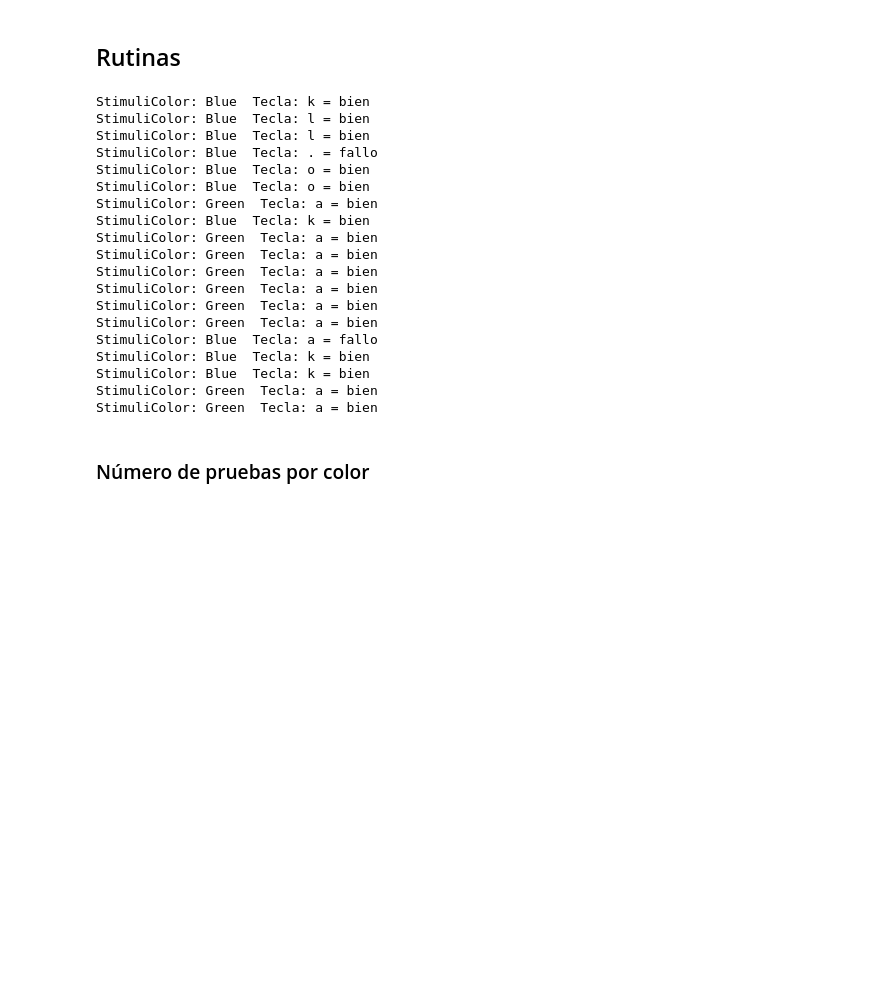
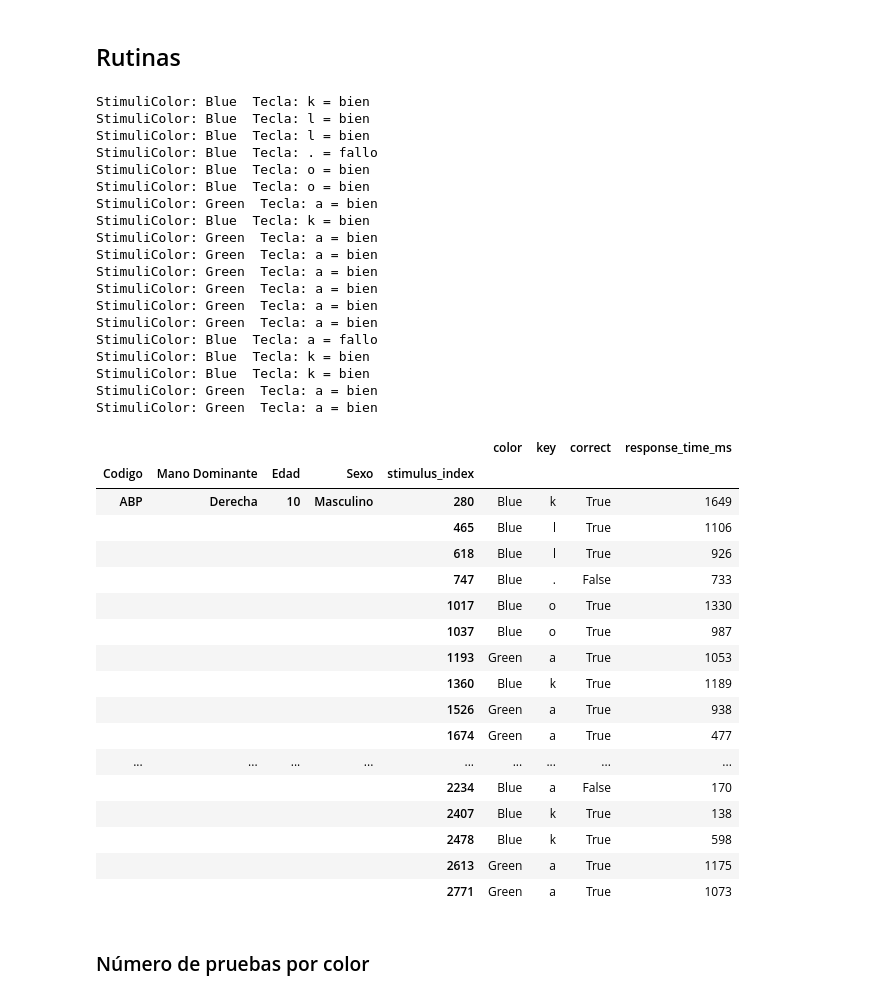
Before and after one commit to abarrio12/eogtouch, a Jupyter notebook: notebooks/02 - Right Keypress.ipynb, the cells around one changed output. Drawn from its saved outputs; the diff is of its cells as text; code cells hidden in the pictures; blank space fills up the shorter version.

```diff
--- a/notebooks/02 - Right Keypress.ipynb
+++ b/notebooks/02 - Right Keypress.ipynb
@@ -12,7 +12,7 @@ if module_path not in sys.path:
 ## Rutinas
 # %%
 import pandas as pd
-from os.path import expanduser, join, getmtime, isfile
+from os.path import expanduser, join, getmtime, isfile, basename
 from glob import glob
 
 import matplotlib.pyplot as plt
@@ -27,10 +27,15 @@ plt.rcParams["figure.figsize"] = (20,6)
 
 df = pd.read_parquet("/Users/Ana/eog-game-touch/eog-game-touch/ABP_20250813_092519.parquet")
 
+# Extraer código del participante del nombre del archivo
+archivo_actual = "/Users/Ana/eog-game-touch/eog-game-touch/ABP_20250813_092519.parquet"
+codigo_participante = basename(archivo_actual).split('_')[0]  # Extrae 'ABP'
+
+
 # Detectar si hay cambio de color del estímulo entre filas consecutivas
 df['stimulus_change'] = df['stimuli_color'].diff().abs() > 0
 
-resultados = []
+results = []
 
 # Solo itero las filas donde hubo un cambio de color del estímulo
 for idx, row in df[df['stimulus_change']].iterrows():
@@ -60,7 +65,7 @@ for idx, row in df[df['stimulus_change']].iterrows():
         print(f"StimuliColor: {color_enum.name}  Tecla: {key_name} = {result}")
         response_time = key_row["timestamp"].values[0] - stimulus_time
 
-        resultados.append({
+        results.append({
             "stimulus_index": idx,
             "color": color_enum.name,
             "key": key_name,
@@ -71,35 +76,68 @@ for idx, row in df[df['stimulus_change']].iterrows():
     else:
         print(f"No se presionó ninguna tecla. Fila: {idx}")
         color_enum = StimuliColor.from_int_value(stimulus_color)
-        resultados.append({
+        results.append({
             "stimulus_index": idx,
             "color": color_enum.name,
             "key": None,
             "correct": False,
             "response_time_ms": None
         })
 
-    df_resultados = pd.DataFrame(resultados)
+    df_results = pd.DataFrame(results)
+
+    # AÑADIENDO MANO DOMINANTE, EDAD Y SEXO DE CSV EXTERNO RESULTADOS DE LA PRUEBA
+
+    df_results['Codigo'] = codigo_participante
+
+# Cargar dominancia y hacer merge
+dominance_df = pd.read_csv(r'C:\Users\Ana\Documents\Ing Salud\TFG\codigo\Resultados_Roberto_Raton.csv')
+dominance_df = dominance_df.rename(columns={'Código': 'Codigo'})
+data_with_dominance = pd.merge(df_results, dominance_df, on='Codigo', how='left')
+data_with_dominance = data_with_dominance.drop(columns=['Sujeto', 'Archivo', 'Equipo', 'Fecha'])
+# Después del merge, configurar el DataFrame para mostrar mejor
+trial_data = data_with_dominance.set_index(['Codigo', 'Mano Dominante', 'Edad', 'Sexo', 'stimulus_index'])
+
+
+trial_data
 # %% [output]
 StimuliColor: Blue  Tecla: k = bien
 StimuliColor: Blue  Tecla: l = bien
 StimuliColor: Blue  Tecla: l = bien
 StimuliColor: Blue  Tecla: . = fallo
 StimuliColor: Blue  Tecla: o = bien
 StimuliColor: Blue  Tecla: o = bien
 StimuliColor: Green  Tecla: a = bien
 StimuliColor: Blue  Tecla: k = bien
 StimuliColor: Green  Tecla: a = bien
 StimuliColor: Green  Tecla: a = bien
 StimuliColor: Green  Tecla: a = bien
 StimuliColor: Green  Tecla: a = bien
 StimuliColor: Green  Tecla: a = bien
 StimuliColor: Green  Tecla: a = bien
 StimuliColor: Blue  Tecla: a = fallo
 StimuliColor: Blue  Tecla: k = bien
 StimuliColor: Blue  Tecla: k = bien
 StimuliColor: Green  Tecla: a = bien
 StimuliColor: Green  Tecla: a = bien
+|  |  |  |  |  | color | key | correct | response_time_ms |
+| Codigo | Mano Dominante | Edad | Sexo | stimulus_index |  |  |  |  |
+| ABP | Derecha | 10 | Masculino | 280 | Blue | k | True | 1649 |
+|  |  |  |  | 465 | Blue | l | True | 1106 |
+|  |  |  |  | 618 | Blue | l | True | 926 |
+|  |  |  |  | 747 | Blue | . | False | 733 |
+|  |  |  |  | 1017 | Blue | o | True | 1330 |
+|  |  |  |  | 1037 | Blue | o | True | 987 |
+|  |  |  |  | 1193 | Green | a | True | 1053 |
+|  |  |  |  | 1360 | Blue | k | True | 1189 |
+|  |  |  |  | 1526 | Green | a | True | 938 |
+|  |  |  |  | 1674 | Green | a | True | 477 |
+| ... | ... | ... | ... | ... | ... | ... | ... | ... |
+|  |  |  |  | 2234 | Blue | a | False | 170 |
+|  |  |  |  | 2407 | Blue | k | True | 138 |
+|  |  |  |  | 2478 | Blue | k | True | 598 |
+|  |  |  |  | 2613 | Green | a | True | 1175 |
+|  |  |  |  | 2771 | Green | a | True | 1073 |
 # %% [markdown]
 ### Número de pruebas por color
 # %%
```
Also changed, not shown: parts of 15 cells of this notebook, 3 other files.
